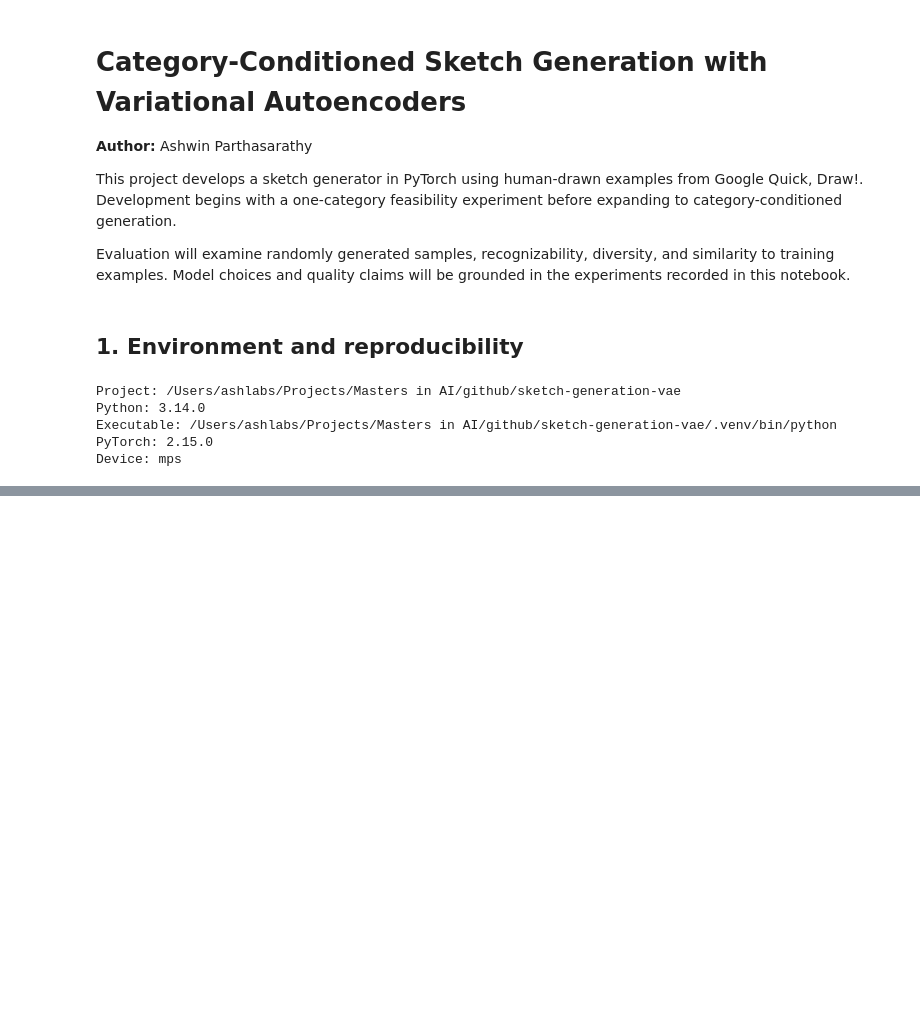
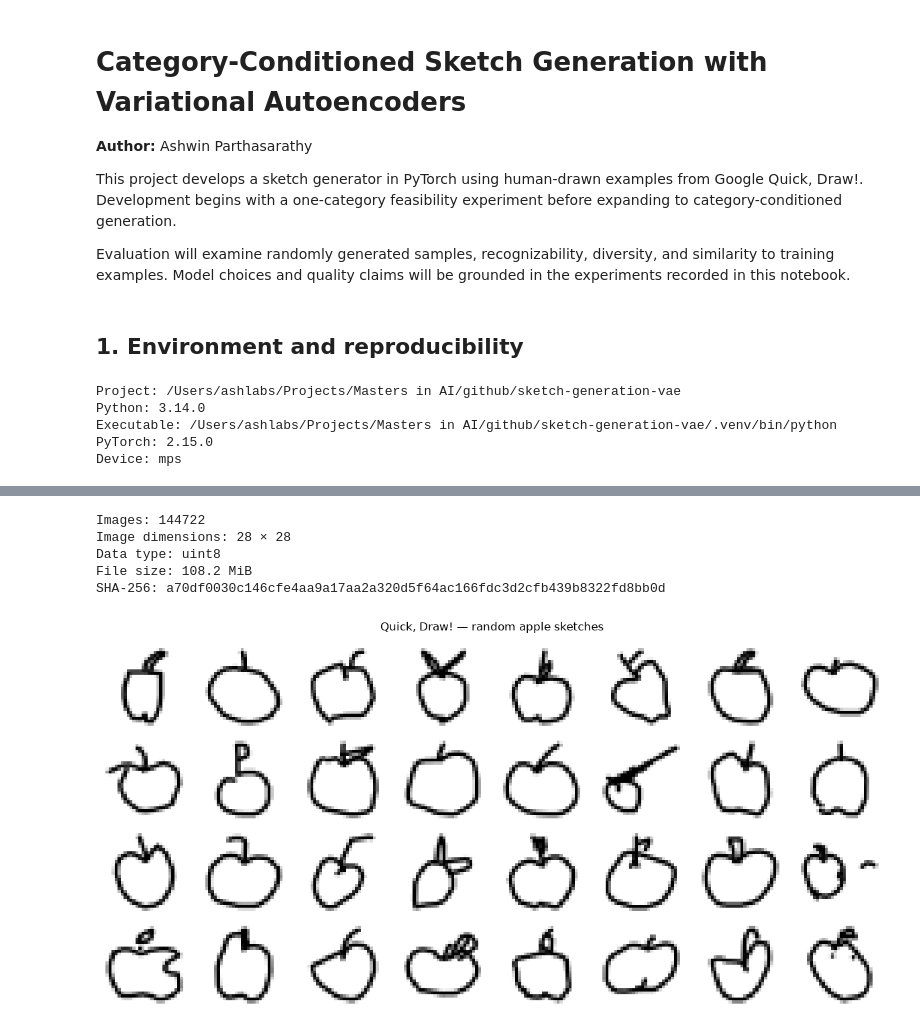
Before and after one commit to ashlabs/sketch-generation-vae, a Jupyter notebook: generative_model.ipynb, the cells around one changed output, grey strips where cells are left out. Cells and saved outputs as stored; diff of their text form; code cells hidden in the pictures; blank space fills up the shorter version.

Commit message:
Add Quick Draw apple dataset audit and reproducible splits

```diff
--- a/generative_model.ipynb
+++ b/generative_model.ipynb
@@ -49,0 +89,63 @@ Device: mps
+# %%
+# Memory mapping avoids loading the entire category into RAM.
+apple_images = np.load(DATA_PATH, mmap_mode="r", allow_pickle=False)
+
+assert apple_images.ndim == 2 and apple_images.shape[1] == 28 * 28
+assert apple_images.dtype == np.uint8
+assert len(apple_images) >= 30000
+# %%
+file_hash = hashlib.sha256()
+with DATA_PATH.open("rb") as handle:
+    for chunk in iter(lambda: handle.read(1024 * 1024), b""):
+        file_hash.update(chunk)
+
+source_record = {
+    "dataset": "Google Quick, Draw!",
+    "category": "apple",
+    "url": DATA_URL,
+    "license": "CC BY 4.0",
+    "verified_at_utc": datetime.now(timezone.utc).isoformat(),
+    "sha256": file_hash.hexdigest(),
+    "bytes": DATA_PATH.stat().st_size,
+    "shape": list(apple_images.shape),
+    "dtype": str(apple_images.dtype)
+}
+
+(PROJECT_ROOT / "reports").mkdir(exist_ok=True)
+with (PROJECT_ROOT / "reports/apple_source.json").open("w") as handle:
+    json.dump(source_record, handle, indent=2)
+
+print("Images:", len(apple_images))
+print("Image dimensions: 28 × 28")
+print("Data type:", apple_images.dtype)
+print(f"File size: {DATA_PATH.stat().st_size / 1024**2:.1f} MiB")
+print("SHA-256:", source_record["sha256"])
+# %% [output]
+Images: 144722
+Image dimensions: 28 × 28
+Data type: uint8
+File size: 108.2 MiB
+SHA-256: a70df0030c146cfe4aa9a17aa2a320d5f64ac166fdc3d2cfb439b8322fd8bb0d
+# %%
+preview_rng = np.random.default_rng(SEED)
+preview_indices = preview_rng.choice(len(apple_images), size=32, replace=False)
+
+fig, axes = plt.subplots(4, 8, figsize=(12, 6))
+
+for axis, index in zip(axes.flat, preview_indices):
+    axis.imshow(
+        apple_images[index].reshape(28, 28),
+        cmap="gray_r",
+        vmin=0,
+        vmax=255,
+        interpolation="nearest"
+    )
+    axis.axis("off")
+
+fig.suptitle("Quick, Draw! — random apple sketches")
+fig.tight_layout()
+plt.savefig("figures/random_apple_sketches.png")
+plt.show()
+plt.close(fig)
+# %% [output]
+[figure, added]
```
Also changed, not shown: parts of 5 cells of this notebook, 3 other files.
